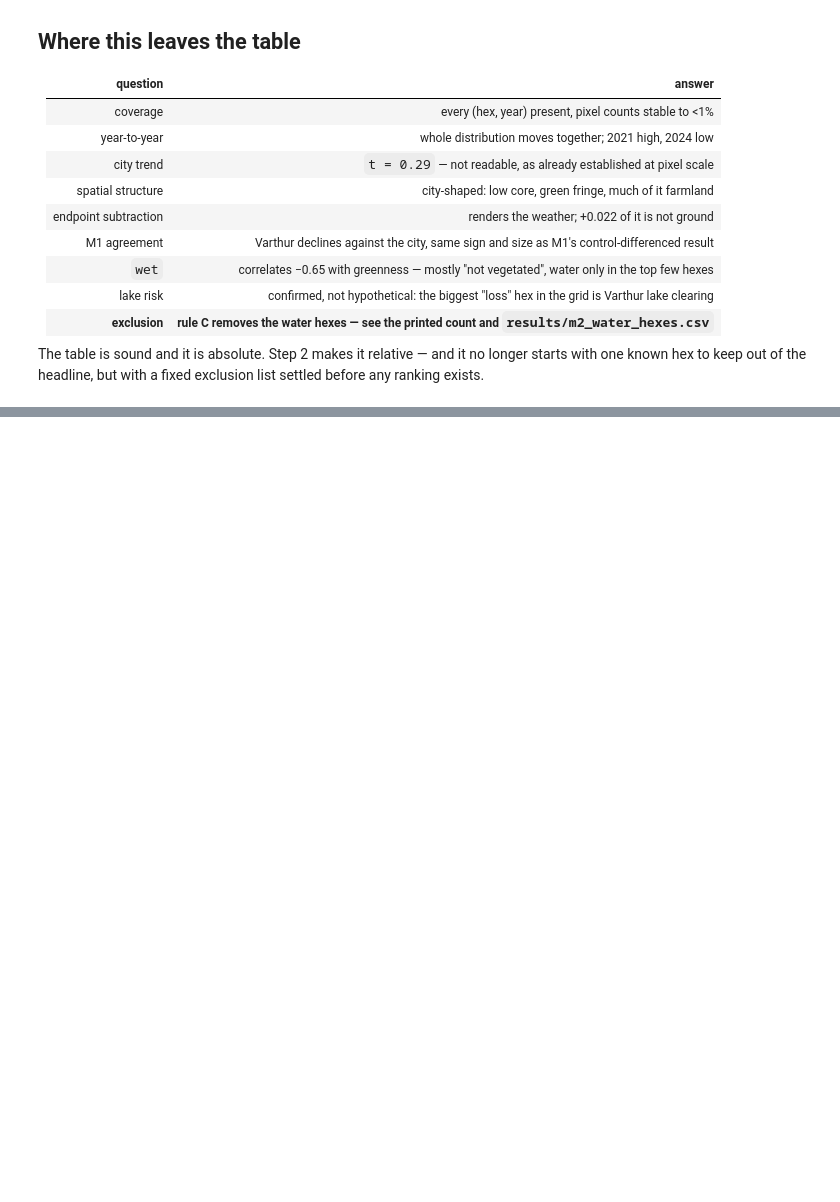
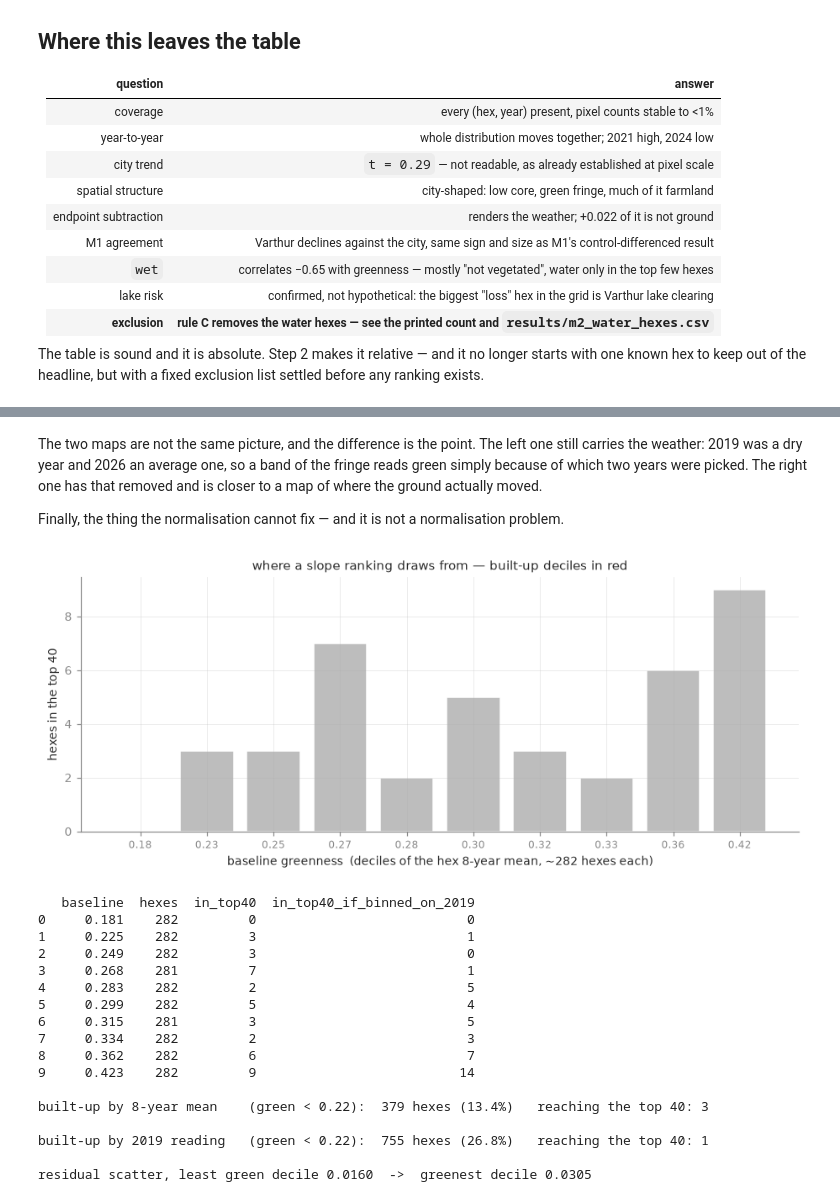
Before and after one commit to dtgoyal1/bengaluru-green-cover, a Jupyter notebook: notebooks/m2_hex_table.ipynb, the cells around one changed output, grey strips where cells are left out. Saved outputs shown, nothing was run; the diff lists cells and outputs as text; code cells hidden in the pictures; blank space fills up the shorter version.

```diff
--- a/notebooks/m2_hex_table.ipynb
+++ b/notebooks/m2_hex_table.ipynb
@@ -849,0 +1003,55 @@ exists.
+# %% [markdown]
+The two maps are not the same picture, and the difference is the point. The left one still carries
+the weather: 2019 was a dry year and 2026 an average one, so a band of the fringe reads green simply
+because of which two years were picked. The right one has that removed and is closer to a map of
+where the ground actually moved.
+
+Finally, the thing the normalisation cannot fix — and it is not a normalisation problem.
+# %%
+top40 = set(slope_n.abs().nlargest(40).index)
+
+comp = pd.DataFrame({
+    "baseline": base.groupby(q10).mean().round(3),
+    "hexes": base.groupby(q10).size(),
+    "in_top40": [sum(1 for h in gk.index[q10 == d] if h in top40) for d in range(10)],
+})
+q19 = pd.qcut(gk[YEARS[0]], 10, labels=False)
+comp["in_top40_if_binned_on_2019"] = [sum(1 for h in gk.index[q19 == d] if h in top40)
+                                      for d in range(10)]
+
+fig, ax = plt.subplots(figsize=(8.4, 3.6))
+ax.bar(range(1, 11), comp.in_top40, color=[LOSS if b < 0.22 else "#bdbdbd"
+                                           for b in comp.baseline], edgecolor="white")
+ax.set_xticks(range(1, 11))
+ax.set_xticklabels([f"{b:.2f}" for b in comp.baseline], fontsize=8)
+ax.set_xlabel("baseline greenness  (deciles of the hex 8-year mean, ~282 hexes each)")
+ax.set_ylabel("hexes in the top 40")
+ax.set_title("where a slope ranking draws from — built-up deciles in red", fontsize=10)
+plt.tight_layout(); plt.show()
+
+print(comp.to_string())
+for lab, b in (("8-year mean", base), (f"{YEARS[0]} reading", gk[YEARS[0]])):
+    m = b < 0.22
+    print(f"\nbuilt-up by {lab:14s} (green < 0.22): {m.sum():4,} hexes ({m.mean() * 100:4.1f}%)"
+          f"   reaching the top 40: {sum(1 for h in gk.index[m] if h in top40)}")
+print(f"\nresidual scatter, least green decile {norm[q10 == 0].std(axis=1).mean():.4f}"
+      f"  ->  greenest decile {norm[q10 == 9].std(axis=1).mean():.4f}")
+# %% [output]
+[figure, added]
+   baseline  hexes  in_top40  in_top40_if_binned_on_2019
+0     0.181    282         0                           0
+1     0.225    282         3                           1
+2     0.249    282         3                           0
+3     0.268    281         7                           1
+4     0.283    282         2                           5
+5     0.299    282         5                           4
+6     0.315    281         3                           5
+7     0.334    282         2                           3
+8     0.362    282         6                           7
+9     0.423    282         9                          14
+
+built-up by 8-year mean    (green < 0.22):  379 hexes (13.4%)   reaching the top 40: 3
+
+built-up by 2019 reading   (green < 0.22):  755 hexes (26.8%)   reaching the top 40: 1
+
+residual scatter, least green decile 0.0160  ->  greenest decile 0.0305
```
Also changed, not shown: parts of 7 cells of this notebook.
